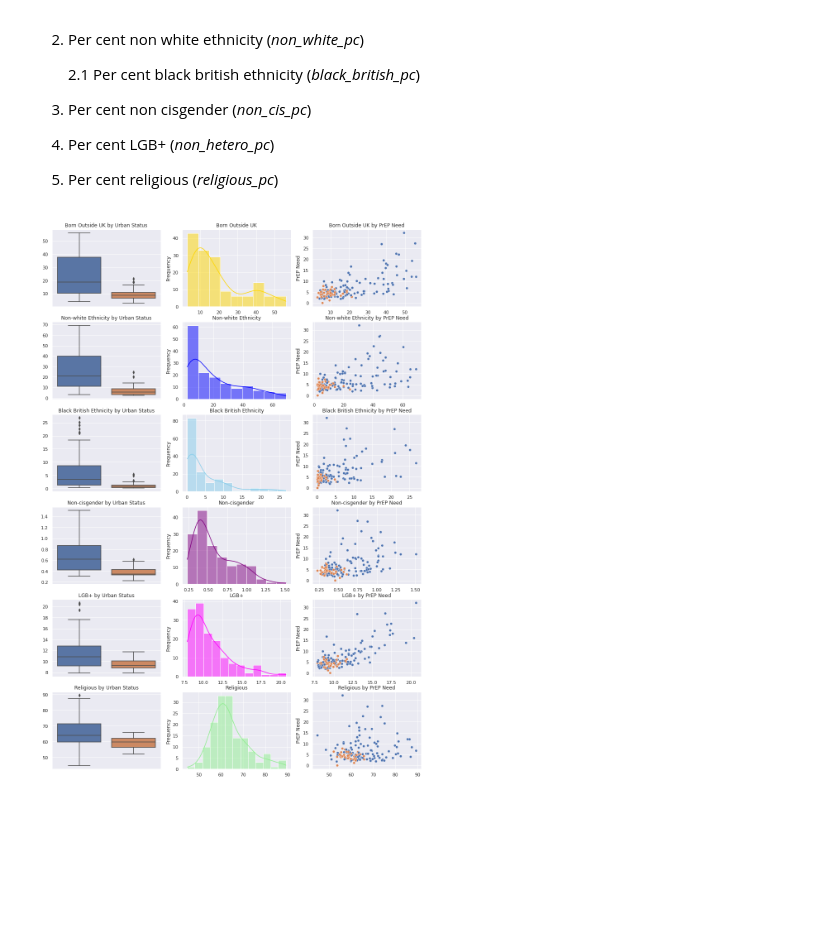
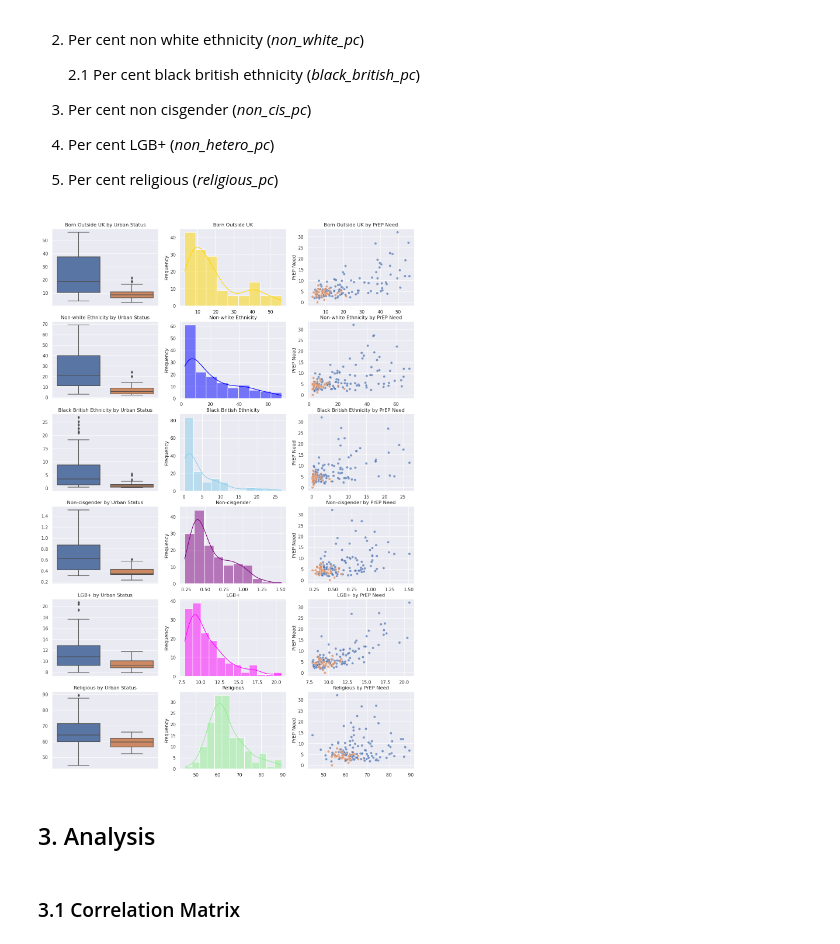
Before and after one commit to joepost/CASA0007_MajorAssessment, a Jupyter notebook: python_notebook.ipynb, the cells around one changed output. Saved outputs shown, nothing was run; the diff lists cells and outputs as text; code cells hidden in the pictures; blank space fills up the shorter version.

```diff
--- a/python_notebook.ipynb
+++ b/python_notebook.ipynb
@@ -605,0 +639,3 @@ Index(['2022_local_authorities_county', 'mnemonic', 'pop_density', 'cob_uk_pc',
+# %%
+full_df = full_df.dropna()
+full_df.shape
@@ -636,6 +677,9 @@ sns.pairplot(data=pairplotdf, hue='ru_3fold', height=2)
 ru_cats = "ru_2fold"
 # ru_cats = "ru_3fold"
 # ru_cats = "ru_6fold"
+
+# Set alpha value
+scatter_alpha = 0.7
 
 if ru_cats == "ru_2fold":
     ru_cats_order = ['Urban', 'Regional-Rural']
@@ -736,51 +780,55 @@ sa1 = sns.boxplot(data=full_df, x=ru_cats, y='cob_non_uk_pc', order=ru_cats_orde
                                                                             xticklabels=[], xlabel=None, ylabel=None)
 sb1 = sns.histplot(data=full_df, x='cob_non_uk_pc', color = "gold", kde = True, ax=axes[0,1]).set(title="Born Outside UK",
                                                                                                   xlabel = "", ylabel="Frequency")
-sc1 = sns.scatterplot(data=full_df, x='cob_non_uk_pc', y='prepneed_value', hue = ru_cats,
+sc1 = sns.scatterplot(data=full_df, x='cob_non_uk_pc', y='prepneed_value', hue = ru_cats, alpha = scatter_alpha,
                 ax=axes[0,2], legend=False).set(title="Born Outside UK by PrEP Need", xlabel = "", ylabel = "PrEP Need")
 
 sa2 = sns.boxplot(data=full_df, x=ru_cats, y='non_white_pc', order=ru_cats_order, ax=axes[1,0]).set(title="Non-white Ethnicity by Urban Status",
                                                                             xticklabels=[], xlabel=None, ylabel=None)
 sb2 = sns.histplot(data=full_df, x='non_white_pc', color = "blue", kde = True, ax=axes[1,1]).set(title="Non-white Ethnicity",
                                                                                                  xlabel = "", ylabel="Frequency")
-sc2 = sns.scatterplot(data=full_df, x='non_white_pc', y='prepneed_value',  hue = ru_cats,
+sc2 = sns.scatterplot(data=full_df, x='non_white_pc', y='prepneed_value',  hue = ru_cats, alpha = scatter_alpha,
                 ax=axes[1,2], legend=False).set(title="Non-white Ethnicity by PrEP Need", xlabel = "", ylabel = "PrEP Need")
 
 sa3 = sns.boxplot(data=full_df, x=ru_cats, y='black_british_pc', order=ru_cats_order, ax=axes[2,0]).set(title="Black British Ethnicity by Urban Status",
                                                                             xticklabels=[], xlabel=None, ylabel=None)
 sb3 = sns.histplot(data=full_df, x='black_british_pc', color = "skyblue", kde = True, ax=axes[2,1]).set(title="Black British Ethnicity",
                                                                                                         xlabel = "", ylabel="Frequency")
-sc3 = sns.scatterplot(data=full_df, x='black_british_pc', y='prepneed_value', hue = ru_cats,
+sc3 = sns.scatterplot(data=full_df, x='black_british_pc', y='prepneed_value', hue = ru_cats, alpha = scatter_alpha,
                 ax=axes[2,2], legend=False).set(title="Black British Ethnicity by PrEP Need", xlabel = "", ylabel = "PrEP Need")
 
 sa4 = sns.boxplot(data=full_df, x=ru_cats, y='non_cis_pc', order=ru_cats_order, ax=axes[3,0]).set(title="Non-cisgender by Urban Status",
                                                                             xticklabels=[], xlabel=None, ylabel=None)
 sb4 = sns.histplot(data=full_df, x='non_cis_pc', color = "purple", kde = True, ax=axes[3,1]).set(title="Non-cisgender",
                                                                                                xlabel = "", ylabel="Frequency")
-sc4 = sns.scatterplot(data=full_df, x='non_cis_pc', y='prepneed_value',  hue = ru_cats,
+sc4 = sns.scatterplot(data=full_df, x='non_cis_pc', y='prepneed_value',  hue = ru_cats, alpha = scatter_alpha,
                 ax=axes[3,2], legend=False).set(title="Non-cisgender by PrEP Need", xlabel = "", ylabel = "PrEP Need")
 
 sa5 = sns.boxplot(data=full_df, x=ru_cats, y='non_hetero_pc', order=ru_cats_order, ax=axes[4,0]).set(title="LGB+ by Urban Status",
                                                                             xticklabels=[], xlabel=None, ylabel=None)
 sb5 = sns.histplot(data=full_df, x='non_hetero_pc', color = "magenta", kde = True, ax=axes[4,1]).set(title="LGB+",
                                                                                                      xlabel = "", ylabel="Frequency")
-sc5 = sns.scatterplot(data=full_df, x='non_hetero_pc', y='prepneed_value',  hue = ru_cats,
+sc5 = sns.scatterplot(data=full_df, x='non_hetero_pc', y='prepneed_value',  hue = ru_cats, alpha = scatter_alpha,
                 ax=axes[4,2], legend=False).set(title="LGB+ by PrEP Need", xlabel = "", ylabel = "PrEP Need")
 
 sa6 = sns.boxplot(data=full_df, x=ru_cats, y='religious_pc', order=ru_cats_order, ax=axes[5,0]).set(title="Religious by Urban Status",
                                                                             xticklabels=[], xlabel=None, ylabel=None)
 sb6 = sns.histplot(data=full_df, x='religious_pc', color = "lightgreen", kde = True, ax=axes[5,1]).set(title="Religious",
                                                                                                        xlabel = "", ylabel="Frequency")
-sc6 = sns.scatterplot(data=full_df, x='religious_pc', y='prepneed_value',  hue = ru_cats,
+sc6 = sns.scatterplot(data=full_df, x='religious_pc', y='prepneed_value',  hue = ru_cats, alpha = scatter_alpha,
                 ax=axes[5,2], legend=False).set(title="Religious by PrEP Need", xlabel = "", ylabel = "PrEP Need")
 
 # create shared legend
 # plt.legend(loc='upper right')
 
 # save figure to output folder
-plt.savefig("figures/distplots_censuspredictors_{ru_cats_filename}.png", dpi=600, facecolor="white", bbox_inches="tight")
+plt.savefig(f"figures/distplots_censuspredictors_{ru_cats_filename}.png", dpi=600, facecolor="white", bbox_inches="tight")
 
 
 plt.show()
 # %% [output]
-[figure, old version]
+[figure, new version]
+# %% [markdown]
+## 3. Analysis
+# %% [markdown]
+### 3.1 Correlation Matrix
```
Also changed, not shown: parts of 29 cells of this notebook.
